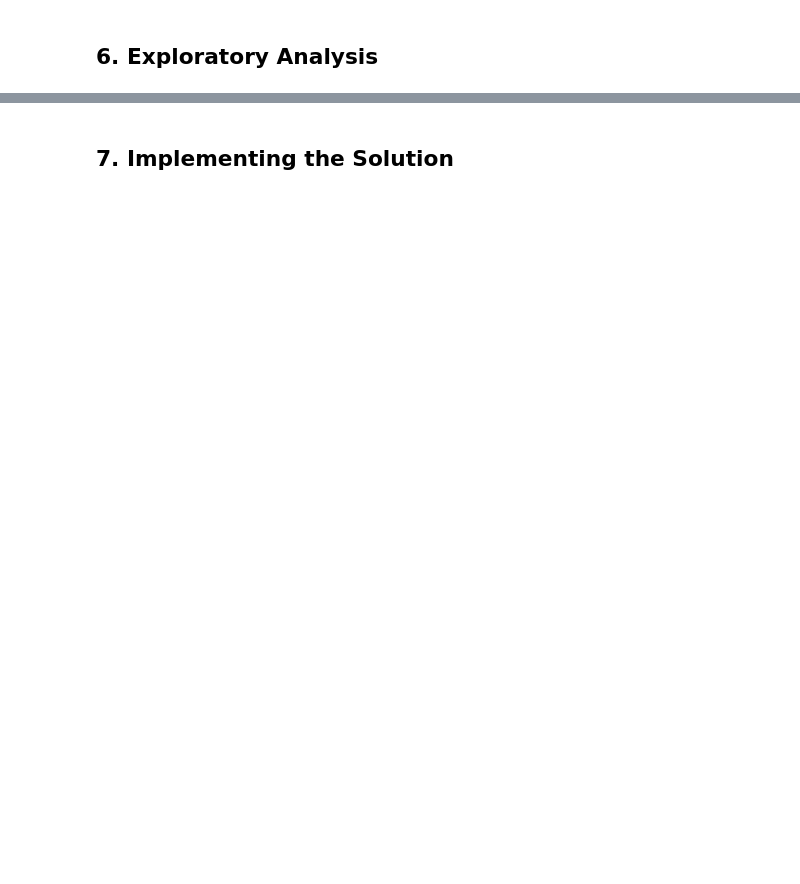
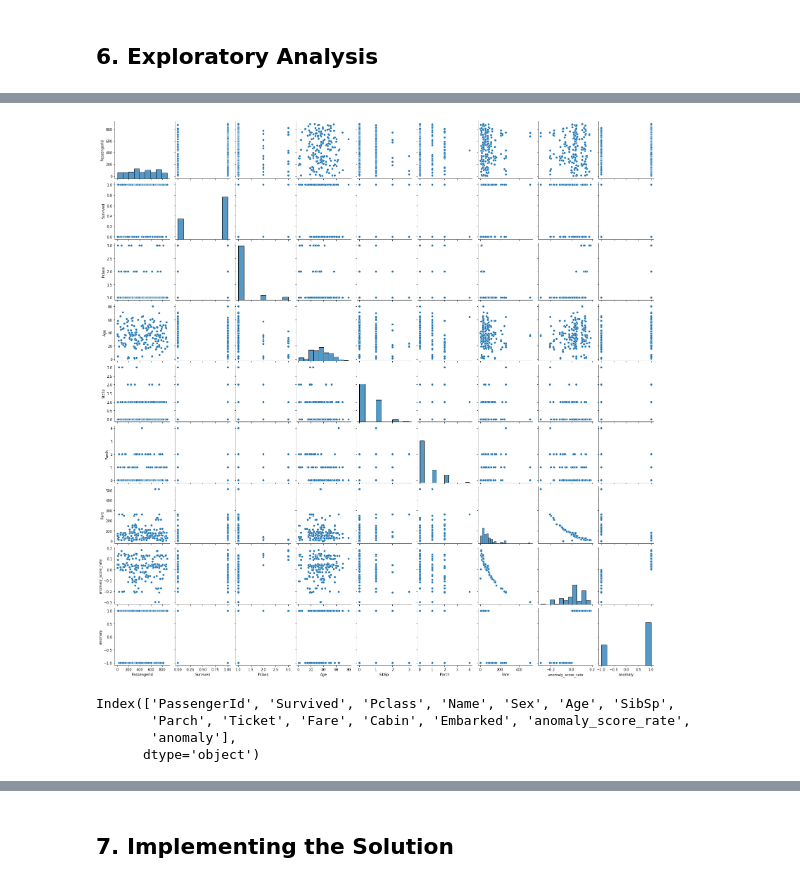
Before and after one commit to whiteroserobot/K-Nearest-Neighbours-KNN--and-naive-bayes--Exploratory-Data-Analysis, a Jupyter notebook: knn.ipynb, the cells around one changed output, grey strips where cells are left out. Saved outputs shown, nothing was run; the diff lists cells and outputs as text; code cells hidden in the pictures; blank space fills up the shorter version.

```diff
--- a/knn.ipynb
+++ b/knn.ipynb
@@ -56,0 +194,9 @@ An example would be suppose that you're working with a dataset on the population
+# %%
+# Checking for Anomalies
+
+from sklearn.ensemble import IsolationForest
+isolation_forest = IsolationForest(n_estimators=1000, contamination=float(0.1))
+isolation_forest.fit(df['Fare'].values.reshape(-1, 1))
+df['anomaly_score_rate'] = isolation_forest.decision_function(df['Fare'].values.reshape(-1, 1))
+df['anomaly'] = isolation_forest.predict(df['Fare'].values.reshape(-1, 1))
+df.head()
@@ -60,6 +239,7 @@ An example would be suppose that you're working with a dataset on the population
 # %%
 # Dealing with the Missing Data
 #
+df.dropna(inplace=True)
 # %%
 # More data cleaning procedures
 #
@@ -73,0 +278,14 @@ An example would be suppose that you're working with a dataset on the population
+# %%
+# pairplot
+
+sns.pairplot(df)
+plt.show()
+# %% [output]
+[figure, added]
+# %%
+df.columns
+# %% [output]
+Index(['PassengerId', 'Survived', 'Pclass', 'Name', 'Sex', 'Age', 'SibSp',
+       'Parch', 'Ticket', 'Fare', 'Cabin', 'Embarked', 'anomaly_score_rate',
+       'anomaly'],
+      dtype='object')
```
Also changed, not shown: parts of 54 cells of this notebook.
